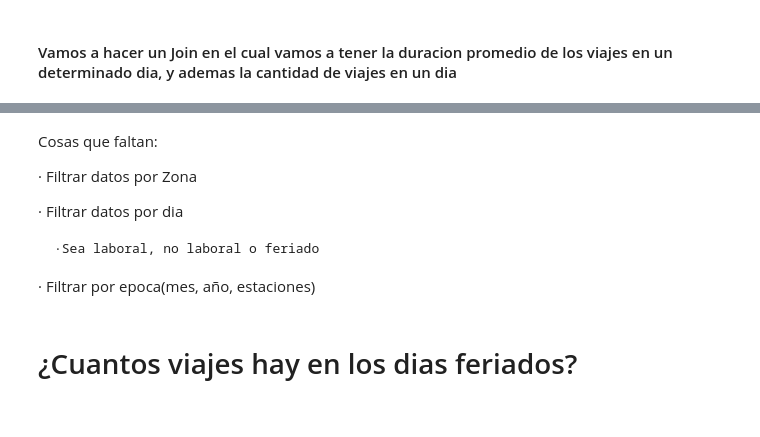
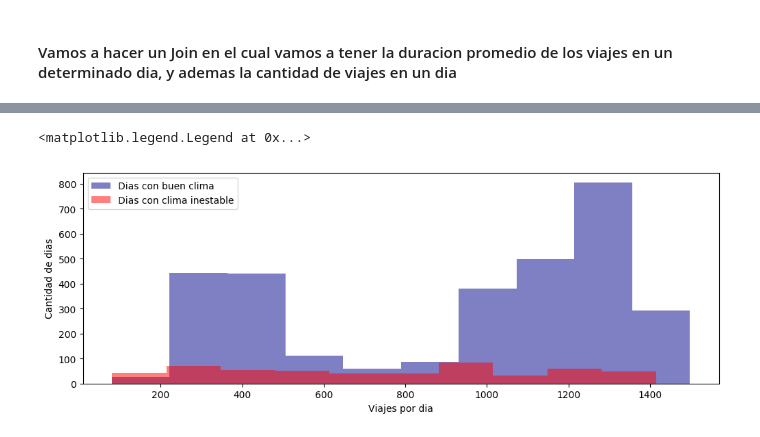
Before and after one commit to pabloernesto/sfBikes, a Jupyter notebook: tripsAndWeather.ipynb, the cells around one changed output, grey strips where cells are left out. Saved outputs shown, nothing was run; the diff lists cells and outputs as text; code cells hidden in the pictures.

Commit message:
agregando notebooks faltantes

```diff
--- a/tripsAndWeather.ipynb
+++ b/tripsAndWeather.ipynb
@@ -49,7 +54,7 @@ tripsByDay = tripsByDay.assign(tripsByDay = 1).groupby(by='date').sum()
 tripsByDay = tripsByDay.reset_index()
 # %%
 durationTripsByDay = tripsWithReduceDuration[['start_date','duration']]
-durationTripsByDay.rename(columns={'start_date' : 'date','duration' : 'durationByDay'},inplace=True)
+durationTripsByDay.rename(columns={'start_date' : 'date','duration' : 'meanDurationByDay'},inplace=True)
 # %%
 durationTripsByDay = durationTripsByDay.groupby(by='date').mean().reset_index()
 # %%
@@ -64,3 +69,5 @@ durationTripsByDay.sample(5)
 # %%
 durationAndTripsByDay = pd.merge(tripsByDay,durationTripsByDay, on='date',how='left')
 durationAndTripsByDay.sample()
+durationAndTripsByDay['numberdayofweek'] = durationAndTripsByDay['date'].apply(lambda x : x.dayofweek)
+durationAndTripsByDay['dayofweek'] = durationAndTripsByDay['date'].apply(lambda x : calendar.day_name[x.dayofweek])
@@ -133,3 +80,0 @@ dataMergeByDay.plot(kind='bar',x='date',y=['tripsByDay','durationByDay'])
-# %%
-dataMerge = pd.merge(durationAndTripsByDay, weather, on='date', how='left')
-dataMerge.plot(x='date',y=['tripsByDay','mean_temperature_f'],legend=False)
@@ -171,9 +80,0 @@ sns.heatmap(cor,cmap='PuBu');
-# %%
-durationMean =  dataMerge.duration.max()
-dataMerge['duration'] = dataMerge['duration'].apply(lambda x : float(x)/float(durationMean))
-
-temperatureMean = dataMerge.mean_temperature_f.max()
-dataMerge['mean_temperature_f'] = dataMerge['mean_temperature_f']\
-                                .apply(lambda x : float(x)/float(temperatureMean))
-#dataMerge['precipitation_inches'] = dataMerge['precipitation_inches']\
-#                                .apply(lambda x : float(x)/float(dataMerge.precipitation_inches.max()))
@@ -188,10 +80,0 @@ dataMerge[(dataMerge['date'].apply(lambda x : x.dayofweek) == 6) & (dataMerge['z
-# %% [markdown]
-Cosas que faltan:
-
-· Filtrar datos por Zona
-
-· Filtrar datos por dia
-
-    ·Sea laboral, no laboral o feriado
-
-· Filtrar por epoca(mes, año, estaciones)
@@ -200,2 +80,0 @@ weather.date.max()
-# %% [markdown]
-# ¿Cuantos viajes hay en los dias feriados?
@@ -205,0 +81,9 @@ weather.plot?
+# %%
+plt.hist(x=dataMerge[dataMerge['events'] == 'Normal']['tripsByDay'],color='darkblue',alpha=0.5)
+plt.hist(x=dataMerge[dataMerge['events'] != 'Normal']['tripsByDay'],color='red',alpha=0.5)
+plt.xlabel('Viajes por dia')
+plt.ylabel('Cantidad de dias')
+plt.legend(['Dias con buen clima','Dias con clima inestable'])
+# %% [output]
+<matplotlib.legend.Legend at 0x...>
+[figure, added]
```
Also changed, not shown: parts of 57 cells of this notebook, 2 other files.
